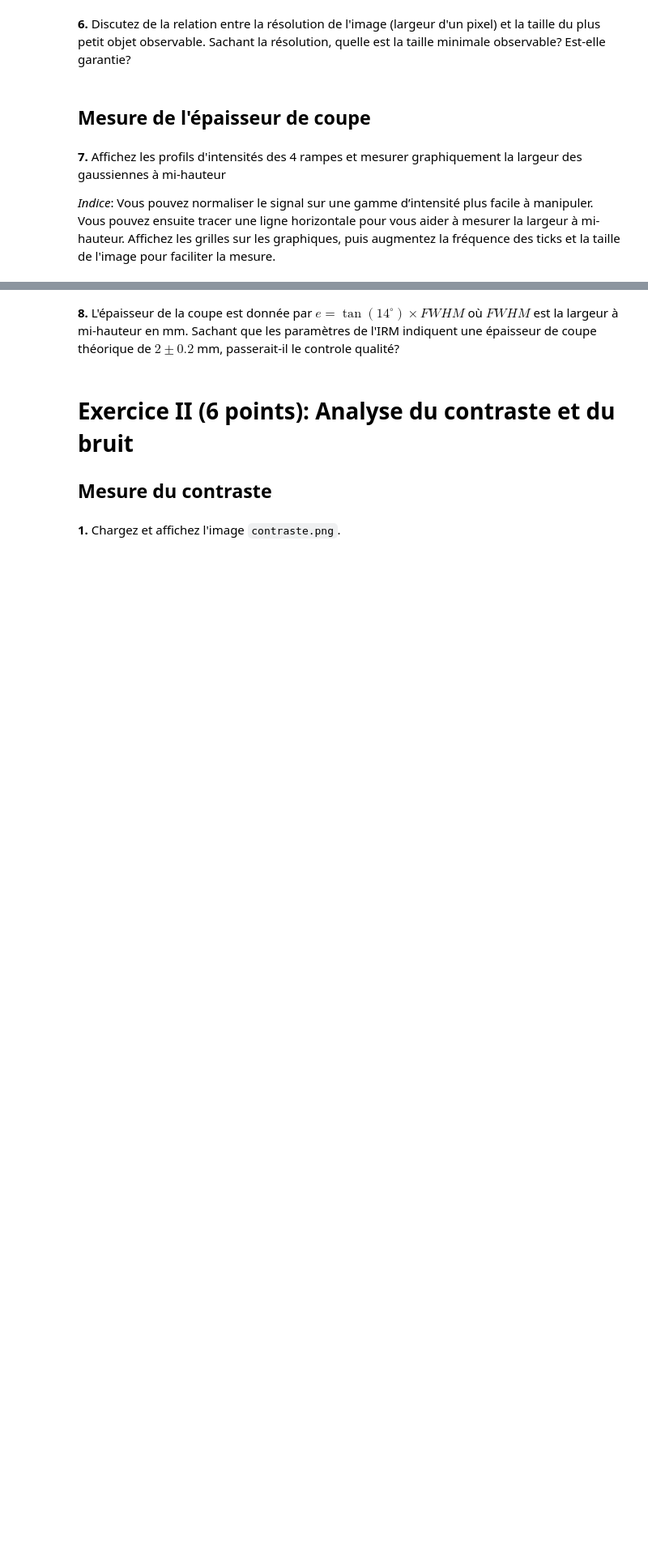
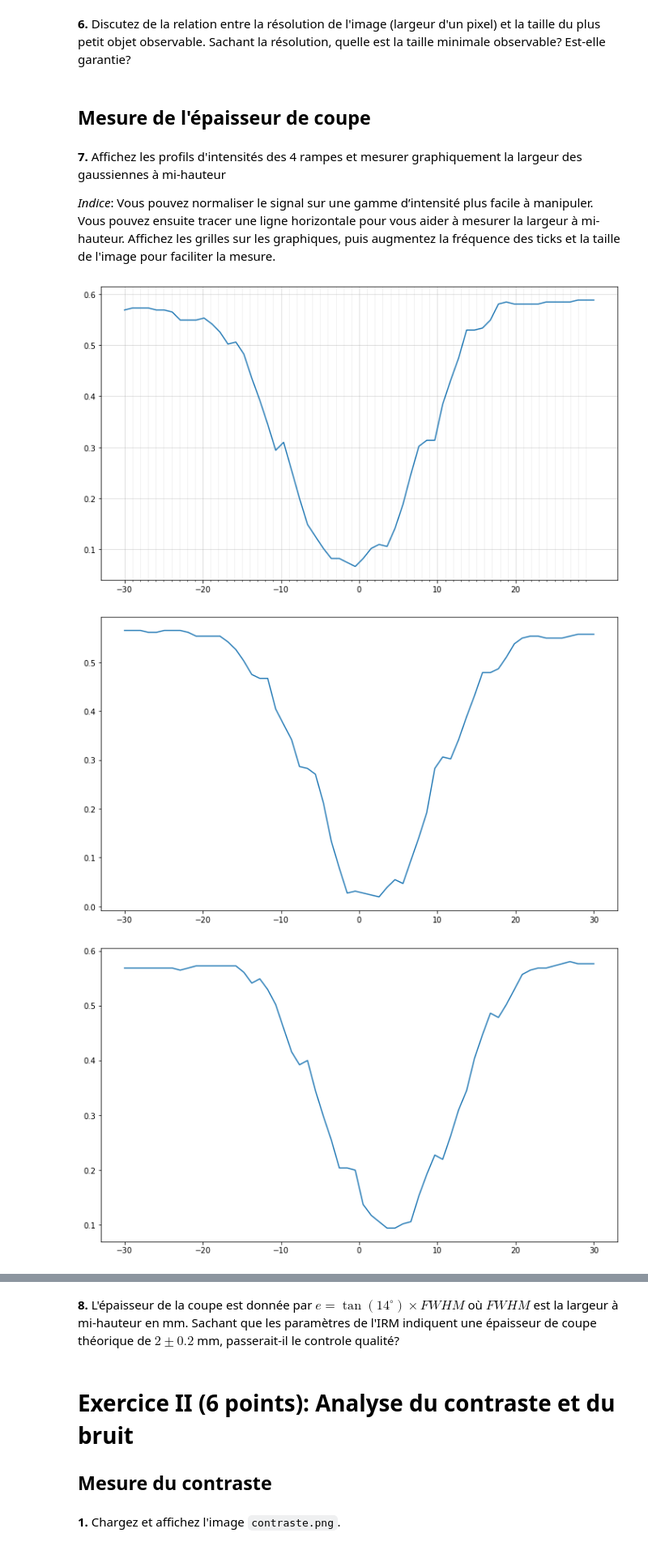
Before and after one commit to shuaisong9/Traitement_TP1, a Jupyter notebook: TP1/code/tp1_seance1.ipynb, the cells around one changed output, grey strips where cells are left out. Shown: that part at 81% size. Drawn from its saved outputs; the diff is of its cells as text; code cells hidden in the pictures; blank space fills up the shorter version.

```diff
--- a/TP1/code/tp1_seance1.ipynb
+++ b/TP1/code/tp1_seance1.ipynb
@@ -52,0 +107,54 @@ def downsample(img, f):
+# %%
+# Pour les coordonnées des profils on peut prendre:
+
+largeur = np.linspace(-30, 30, 60)   # expliquer pk on a fait ca (pas de nbre magique)
+# IL RESTE NORMALISER L'INTENSITE !!!
+
+
+# y=140; x=230:290
+fig, ax = plt.subplots()
+rampe1 = img[140, 230:290]
+ax.plot(largeur, rampe1)
+#plt.grid()
+
+# Major ticks every 10, minor ticks every 1
+major_ticks = np.arange(-30, 30, 10)
+minor_ticks = np.arange(-30, 30, 1)
+
+ax.set_xticks(major_ticks)
+ax.set_xticks(minor_ticks, minor=True)
+#ax.set_yticks(major_ticks)
+#ax.set_yticks(minor_ticks, minor=True)
+
+# And a corresponding grid
+ax.grid(which='both')
+
+# Or if you want different settings for the grids:
+ax.grid(which='minor', alpha=0.2)
+ax.grid(which='major', alpha=0.5)
+
+plt.show()
+
+
+# y=230:290; x=365
+rampe2 = img[230:290, 365]
+rampe2 = np.transpose(rampe2)
+plt.plot(largeur, rampe2)
+plt.show()
+
+# y=360; x=210:270
+rampe3 = img[360, 210:270]
+plt.plot(largeur, rampe3)
+plt.show()
+
+# y=215:275; x=147
+rampe4 = img[215:275, 147]
+rampe4 = np.transpose(rampe4)
+plt.plot(largeur, rampe4)
+plt.show()
+
+#fig.show()
+# %% [output]
+[figure, added]
+[figure, added]
+[figure, added]
```
Also changed, not shown: parts of 8 cells of this notebook.
